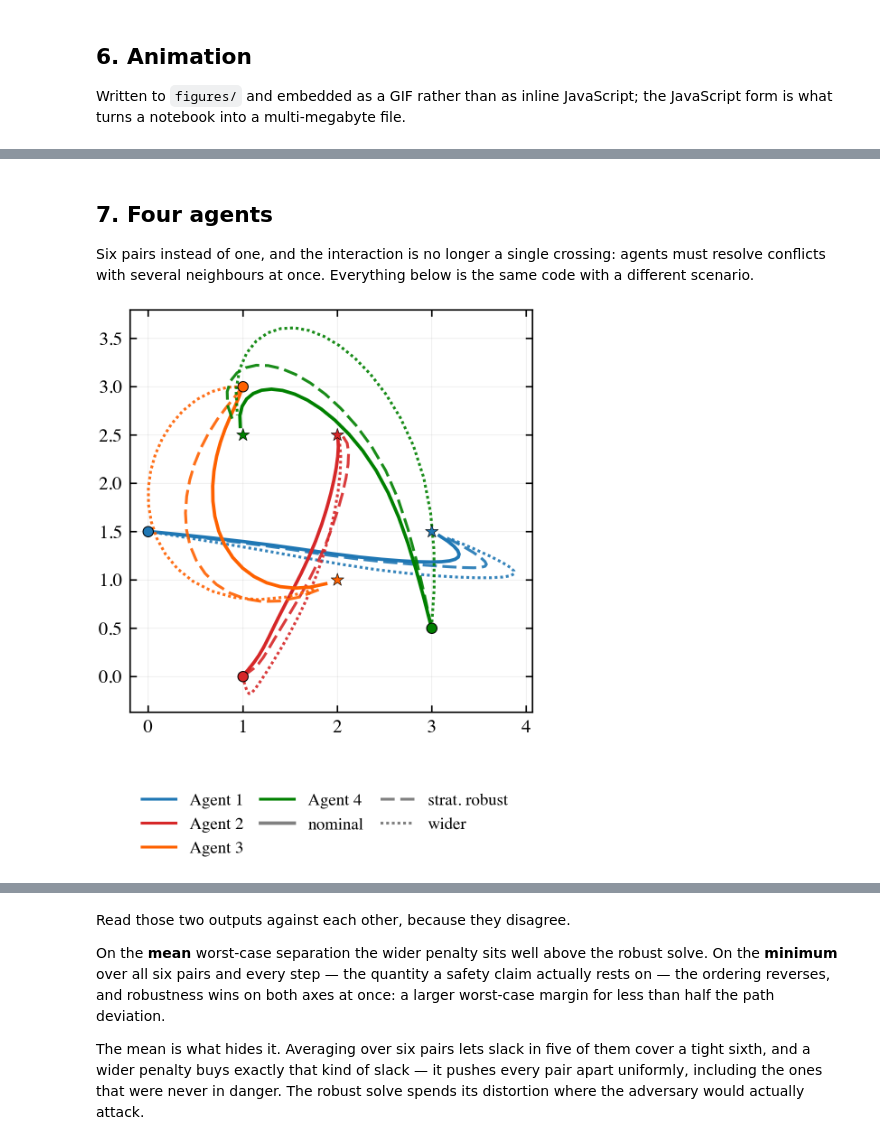
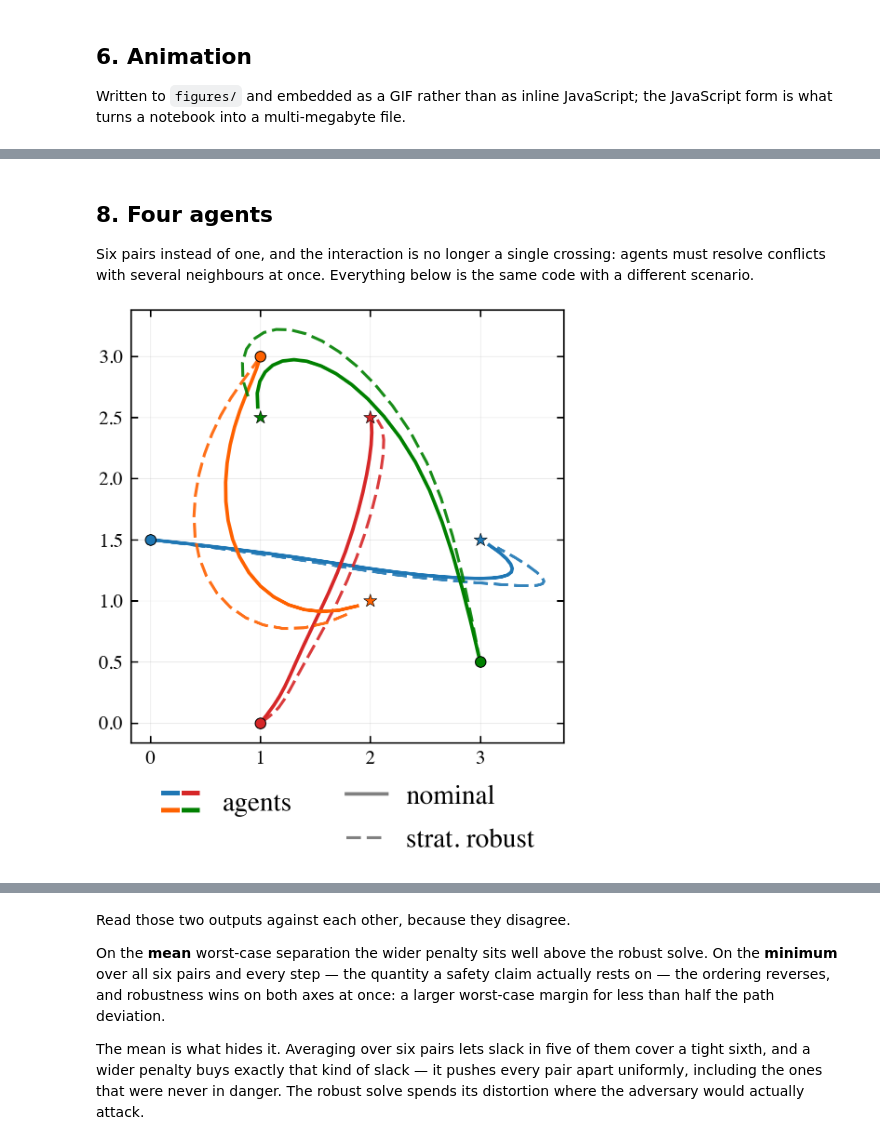
Before and after one commit to victor-qin/strategically_robust_potential_trajopt, a Jupyter notebook: notebooks/collision_example.ipynb, the cells around one changed output, grey strips where cells are left out. Saved outputs shown, nothing was run; the diff lists cells and outputs as text; code cells hidden in the pictures.

Commit message:
improvements on plotting

```diff
--- a/notebooks/collision_example.ipynb
+++ b/notebooks/collision_example.ipynb
@@ -277,5 +369,5 @@ display(Image(filename=str(FIGDIR / 'headon_animation.gif')))
 # %% [markdown]
-## 7. Four agents
+## 8. Four agents
 
 Six pairs instead of one, and the interaction is no longer a single crossing:
 agents must resolve conflicts with several neighbours at once. Everything below
@@ -283,24 +375,27 @@ is the same code with a different scenario.
 # %%
 n_a4 = 4
 x0_4 = np.array([[0.0, 1.5], [1.0, 0.0], [1.0, 3.0], [3.0, 0.5]])
 xf_4 = np.array([[3.0, 1.5], [2.0, 2.5], [2.0, 1.0], [1.0, 2.5]])
 problem4 = (x0_4, xf_4, A, B, H, Q, R, Qf, n_a4, sdim, cdim, pdim)
 
-res4_nominal = optimize_optimal(*problem4, cost_nominal, distance_cost_grad_func=grad_nominal)
+res4_nominal = optimize_optimal_shooting(*problem4, cost_nominal,
+                                         distance_cost_grad_func=grad_nominal)
 x4_nom, u4_nom = split_solution(res4_nominal, n_a4, H, sdim, cdim)
-res4_wider = optimize_optimal(*problem4, cost_wider, distance_cost_grad_func=grad_wider,
-                              x_opt=x4_nom, u_opt=u4_nom)
-res4_robust = optimize_everystep(*problem4, eps, cost_nominal,
-                                 distance_cost_grad_func=grad_nominal,
-                                 x_opt=x4_nom, u_opt=u4_nom)
+res4_wider = optimize_optimal_shooting(*problem4, cost_wider,
+                                       distance_cost_grad_func=grad_wider, u_opt=u4_nom)
+res4_robust = optimize_everystep_shooting(*problem4, eps, cost_nominal,
+                                          distance_cost_grad_func=grad_nominal,
+                                          u_opt=u4_nom)
 RESULTS4 = [res4_nominal, res4_wider, res4_robust]
 
-plotting.plot_trajectories(res4_nominal, [res4_robust, res4_wider], n_a4, H, sdim, cdim, xf_4,
-                           method_labels=['nominal', 'strat. robust', 'wider'],
+# Only nominal and robust are drawn: at four agents the wider curves add twelve
+# more lines without adding to the comparison, which the tables below carry.
+plotting.plot_trajectories(res4_nominal, [res4_robust], n_a4, H, sdim, cdim, xf_4,
+                           method_labels=['nominal', 'strat. robust'],
                            save_path=FIGDIR / '4agent_trajectories.png')
 plt.show()
 # %% [output]
-[figure, old version]
+[figure, new version]
 # %%
 plotting.plot_avg_distances(RESULTS4, LABELS, n_a4, H, sdim, cdim, pdim, eps, A, B, dt,
                             show_nominal=False,
```
Also changed, not shown: parts of 30 cells of this notebook, 14 other files.
